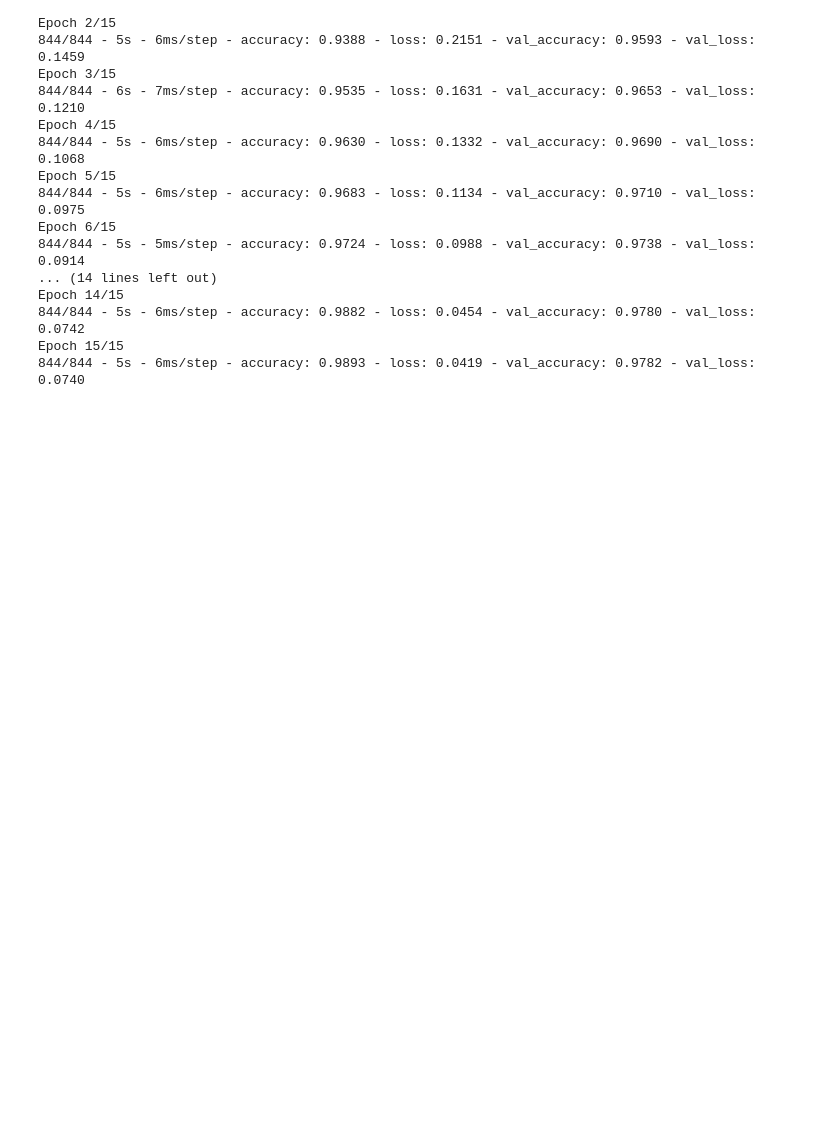
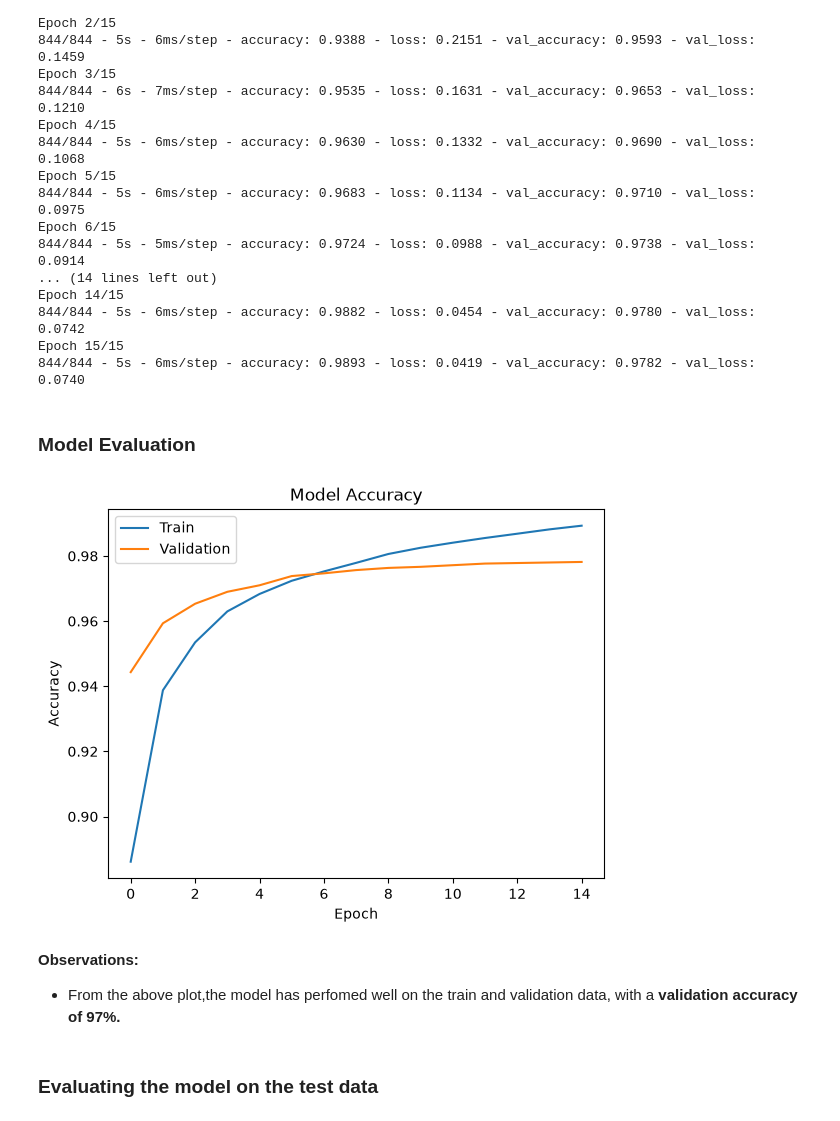
Before and after one commit to dennisumoh325/MNIST_Classification, a Jupyter notebook: MNIST_Image_Classification.ipynb, the cells around one changed output. Cells and saved outputs as stored; diff of their text form; code cells hidden in the pictures; blank space fills up the shorter version.

Commit message:
Model Evaluation

```diff
--- a/MNIST_Image_Classification.ipynb
+++ b/MNIST_Image_Classification.ipynb
@@ -178,3 +178,21 @@ Epoch 14/15
 844/844 - 5s - 6ms/step - accuracy: 0.9882 - loss: 0.0454 - val_accuracy: 0.9780 - val_loss: 0.0742
 Epoch 15/15
 844/844 - 5s - 6ms/step - accuracy: 0.9893 - loss: 0.0419 - val_accuracy: 0.9782 - val_loss: 0.0740
+# %% [markdown]
+### **Model Evaluation**
+# %%
+plt.plot(history.history['accuracy'])
+plt.plot(history.history['val_accuracy'])
+plt.title('Model Accuracy')
+plt.ylabel('Accuracy')
+plt.xlabel('Epoch')
+plt.legend(['Train', 'Validation'], loc='upper left')
+plt.show()
+# %% [output]
+[figure, added]
+# %% [markdown]
+**Observations:**
+
+*   From the above plot,the model has perfomed well on the train and validation data, with a **validation accuracy of 97%.**
+# %% [markdown]
+### **Evaluating the model on the test data**
```
Also changed, not shown: parts of 3 cells of this notebook.
